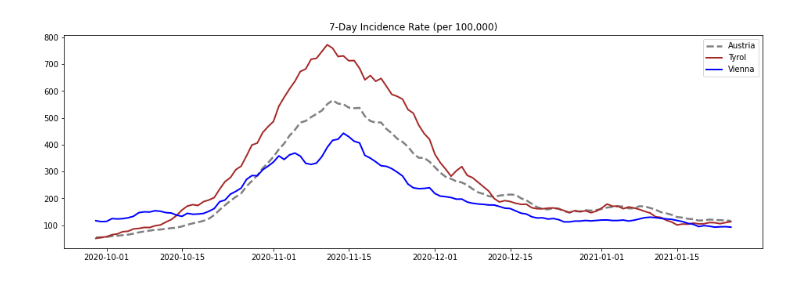
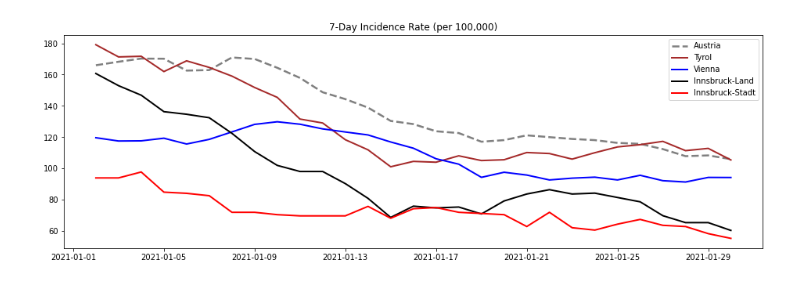
Before and after one commit to gampnico/paeon, a Jupyter notebook: notebooks/Data Analysis.ipynb, the cells around one changed output. Drawn from its saved outputs; the diff is of its cells as text; code cells hidden in the pictures.

```diff
--- a/notebooks/Data Analysis.ipynb
+++ b/notebooks/Data Analysis.ipynb
@@ -23,7 +24,7 @@ dp.plot_seven_day_incidence(dataset, -120)
 # %%
-dp.plot_seven_day_incidence(dataset, -120, vienna="yes", innsbruck_land="no", innsbruck_city="no")
+dp.plot_seven_day_incidence(dataset, -30, vienna="yes", innsbruck_land="yes", innsbruck_city="yes")
 # %% [output]
-[figure, old version]
+[figure, new version]
 # %%
 dp.plot_icu_incidence(dataset,-120)
 # %% [output]
```
Also changed, not shown: parts of 5 cells of this notebook, 3 other files.
